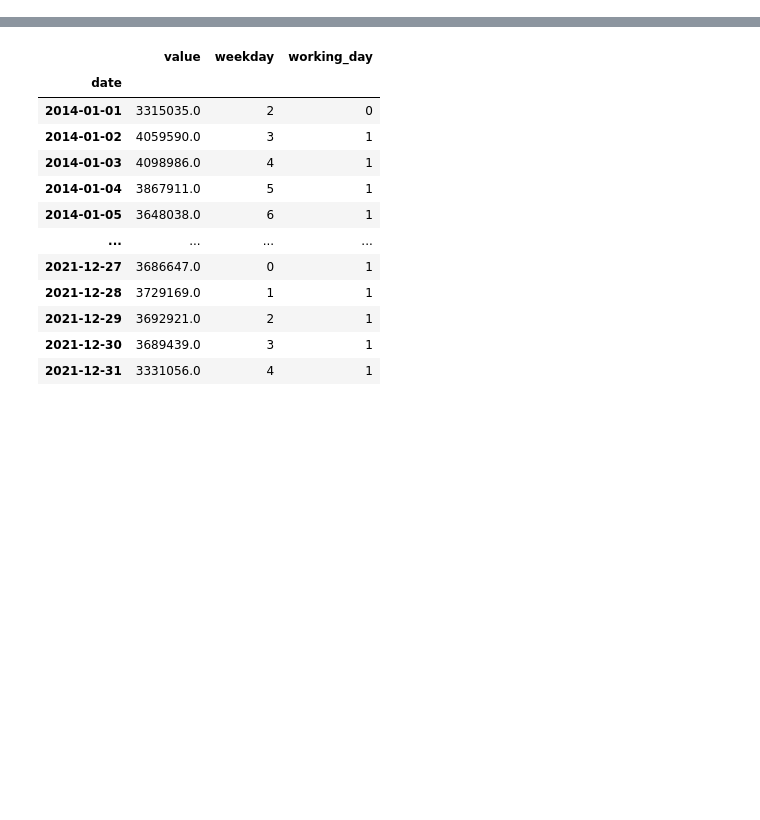
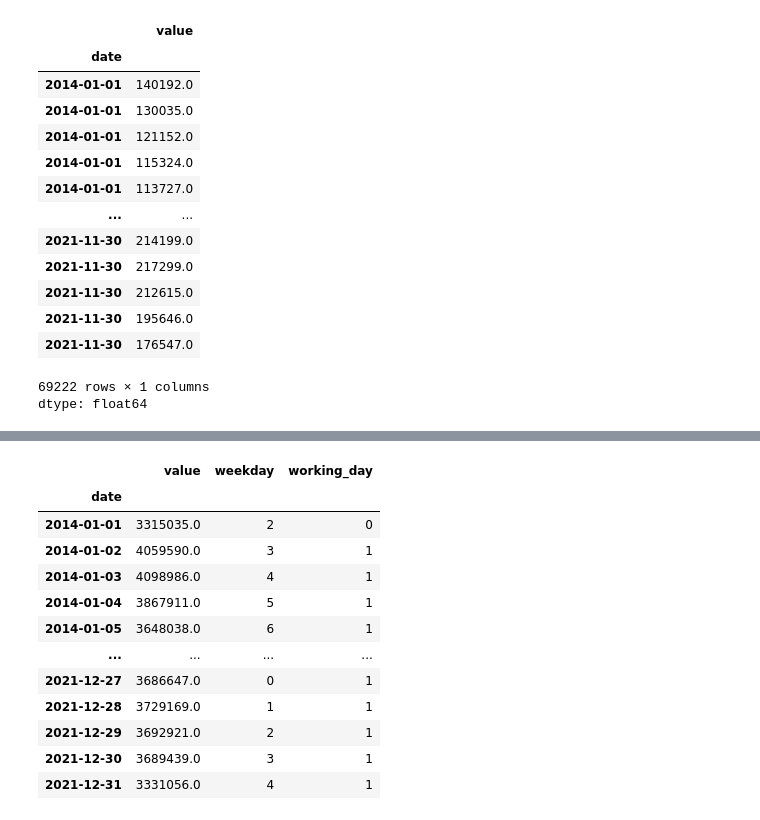
Before and after one commit to BernardoJoseLlamasVerna/tfm_data_science, a Jupyter notebook: version_0/Electric_Demand_Refactor/models/SARIMAX/SARIMAX_TEST.ipynb, the cells around one changed output, grey strips where cells are left out. Saved outputs shown, nothing was run; the diff lists cells and outputs as text; code cells hidden in the pictures; blank space fills up the shorter version.

```diff
--- a/version_0/Electric_Demand_Refactor/models/SARIMAX/SARIMAX_TEST.ipynb
+++ b/version_0/Electric_Demand_Refactor/models/SARIMAX/SARIMAX_TEST.ipynb
@@ -24,0 +179,18 @@ from prophet import Prophet
+# %%
+train_sarimax_1
+# %% [output]
+|  | value |
+| date |  |
+| 2014-01-01 | 140192.0 |
+| 2014-01-01 | 130035.0 |
+| 2014-01-01 | 121152.0 |
+| 2014-01-01 | 115324.0 |
+| 2014-01-01 | 113727.0 |
+| ... | ... |
+| 2021-11-30 | 214199.0 |
+| 2021-11-30 | 217299.0 |
+| 2021-11-30 | 212615.0 |
+| 2021-11-30 | 195646.0 |
+| 2021-11-30 | 176547.0 |
+69222 rows × 1 columns
+dtype: float64
```
Also changed, not shown: parts of 21 cells of this notebook.
